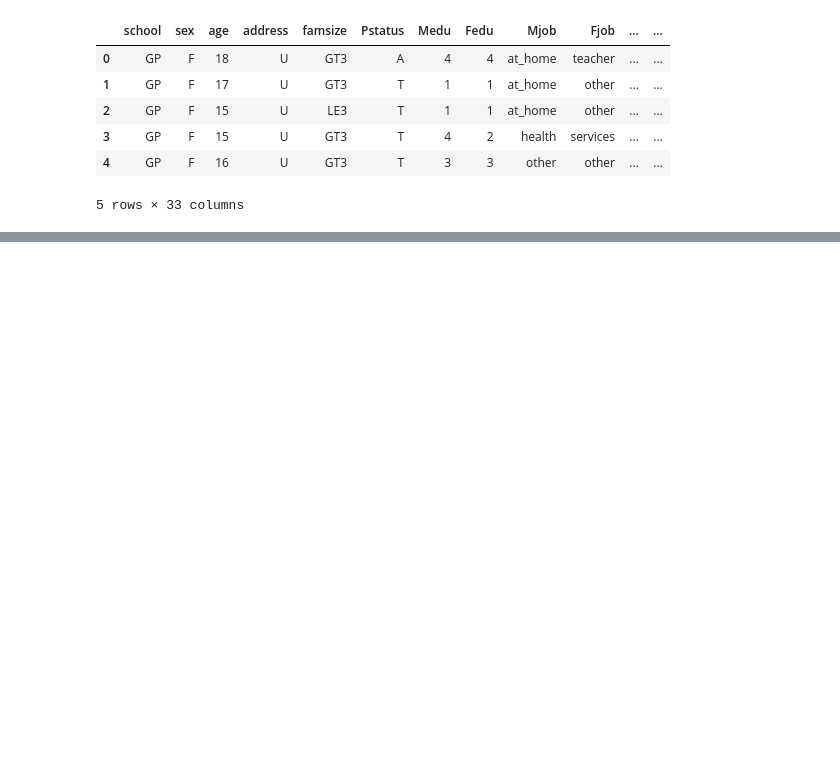
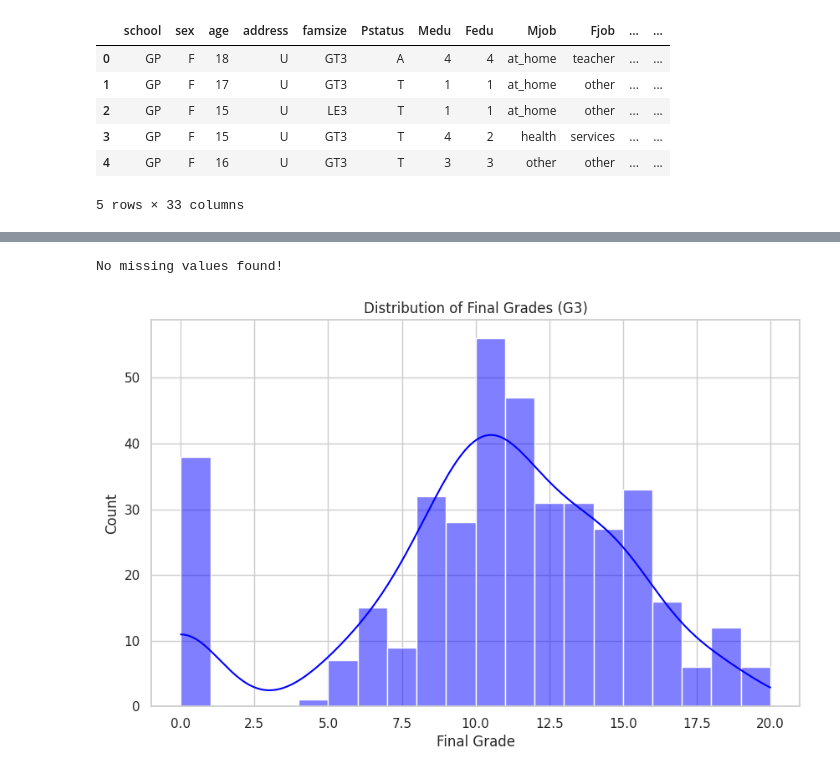
Before and after one commit to khalifa-4619/student-performance-ml, a Jupyter notebook: notebooks/eda.ipynb, the cells around one changed output, grey strips where cells are left out. Cells and saved outputs as stored; diff of their text form; code cells hidden in the pictures; blank space fills up the shorter version.

```diff
--- a/notebooks/eda.ipynb
+++ b/notebooks/eda.ipynb
@@ -3,3 +6,7 @@ import numpy as np, pandas as pd
+# %%
+# Set visualization style
+sns.set_theme(style="whitegrid")
+plt.rcParams["figure.figsize"] = (10, 6)
 # %%
 df = pd.read_csv("../data/student-mat.csv", sep=";")
 # %%
@@ -14,0 +54,15 @@ df.head()
+# %%
+# Quality Audit (missing values)
+missing_values = df.isnull().sum()
+print(missing_values[missing_values > 0] if missing_values.sum() > 0 else "No missing values found!")
+# %% [output]
+No missing values found!
+# %%
+# Target Variable Inspection
+sns.histplot(df['G3'], kde=True, bins=20, color='blue')
+plt.title('Distribution of Final Grades (G3)')
+plt.xlabel('Final Grade')
+plt.ylabel('Count')
+plt.show()
+# %% [output]
+[figure, added]
```
Also changed, not shown: parts of 7 cells of this notebook.
